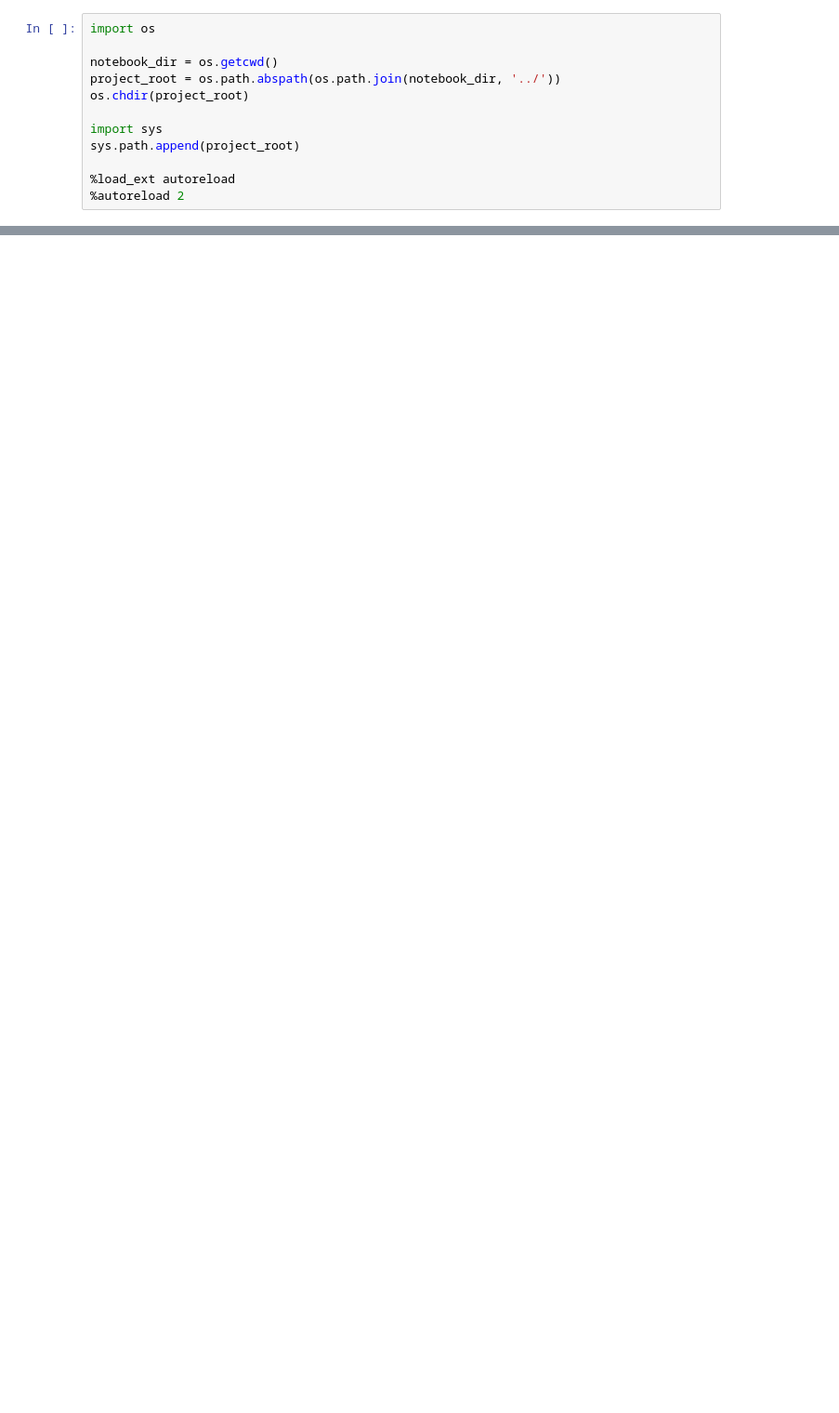
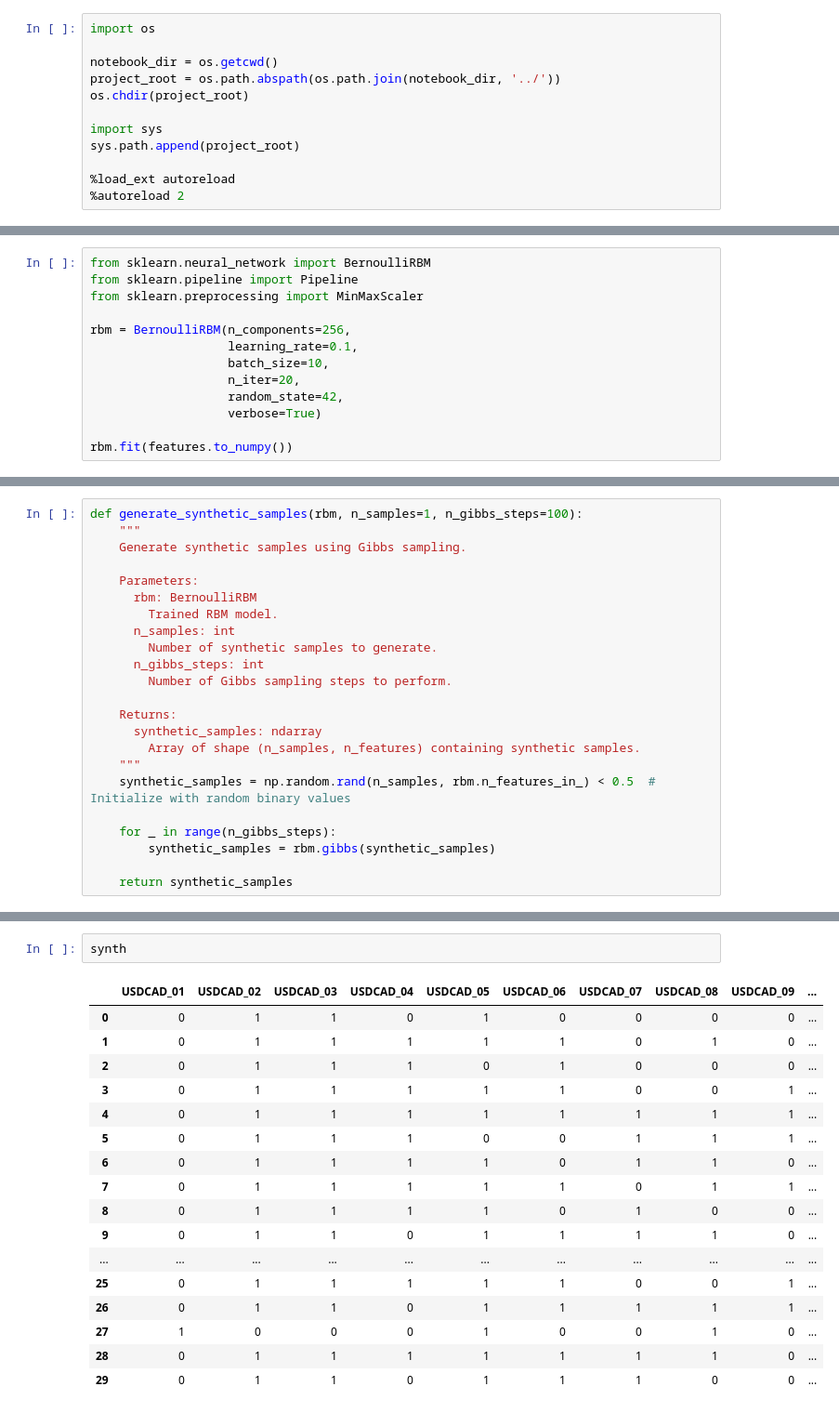
Before and after one commit to vtisserand/rbm, a Jupyter notebook: nbs/rbm.ipynb, the cells around one changed output, grey strips where cells are left out. Shown at 93% size. Saved outputs shown, nothing was run; the diff lists cells and outputs as text; blank space fills up the shorter version.

```diff
--- a/nbs/rbm.ipynb
+++ b/nbs/rbm.ipynb
@@ -29,0 +67,13 @@ df.plot()
+# %%
+from sklearn.neural_network import BernoulliRBM
+from sklearn.pipeline import Pipeline
+from sklearn.preprocessing import MinMaxScaler
+
+rbm = BernoulliRBM(n_components=256,
+                   learning_rate=0.1,
+                   batch_size=10,
+                   n_iter=20,
+                   random_state=42,
+                   verbose=True)
+
+rbm.fit(features.to_numpy())
@@ -29,0 +102,23 @@ df.plot()
+# %%
+def generate_synthetic_samples(rbm, n_samples=1, n_gibbs_steps=100):
+    """
+    Generate synthetic samples using Gibbs sampling.
+
+    Parameters:
+      rbm: BernoulliRBM
+        Trained RBM model.
+      n_samples: int
+        Number of synthetic samples to generate.
+      n_gibbs_steps: int
+        Number of Gibbs sampling steps to perform.
+
+    Returns:
+      synthetic_samples: ndarray
+        Array of shape (n_samples, n_features) containing synthetic samples.
+    """
+    synthetic_samples = np.random.rand(n_samples, rbm.n_features_in_) < 0.5  # Initialize with random binary values
+
+    for _ in range(n_gibbs_steps):
+        synthetic_samples = rbm.gibbs(synthetic_samples)
+
+    return synthetic_samples
@@ -29,0 +212,20 @@ df.plot()
+# %%
+synth
+# %% [output]
+|  | USDCAD_01 | USDCAD_02 | USDCAD_03 | USDCAD_04 | USDCAD_05 | USDCAD_06 | USDCAD_07 | USDCAD_08 | USDCAD_09 | ... |
+| 0 | 0 | 1 | 1 | 0 | 1 | 0 | 0 | 0 | 0 | ... |
+| 1 | 0 | 1 | 1 | 1 | 1 | 1 | 0 | 1 | 0 | ... |
+| 2 | 0 | 1 | 1 | 1 | 0 | 1 | 0 | 0 | 0 | ... |
+| 3 | 0 | 1 | 1 | 1 | 1 | 1 | 0 | 0 | 1 | ... |
+| 4 | 0 | 1 | 1 | 1 | 1 | 1 | 1 | 1 | 1 | ... |
+| 5 | 0 | 1 | 1 | 1 | 0 | 0 | 1 | 1 | 1 | ... |
+| 6 | 0 | 1 | 1 | 1 | 1 | 0 | 1 | 1 | 0 | ... |
+| 7 | 0 | 1 | 1 | 1 | 1 | 1 | 0 | 1 | 1 | ... |
+| 8 | 0 | 1 | 1 | 1 | 1 | 0 | 1 | 0 | 0 | ... |
+| 9 | 0 | 1 | 1 | 0 | 1 | 1 | 1 | 1 | 0 | ... |
+| ... | ... | ... | ... | ... | ... | ... | ... | ... | ... | ... |
+| 25 | 0 | 1 | 1 | 1 | 1 | 1 | 0 | 0 | 1 | ... |
+| 26 | 0 | 1 | 1 | 0 | 1 | 1 | 1 | 1 | 1 | ... |
+| 27 | 1 | 0 | 0 | 0 | 1 | 0 | 0 | 1 | 0 | ... |
+| 28 | 0 | 1 | 1 | 1 | 1 | 1 | 1 | 1 | 0 | ... |
+| 29 | 0 | 1 | 1 | 0 | 1 | 1 | 1 | 0 | 0 | ... |
```
Also changed, not shown: parts of 23 cells of this notebook, 2 other files.
